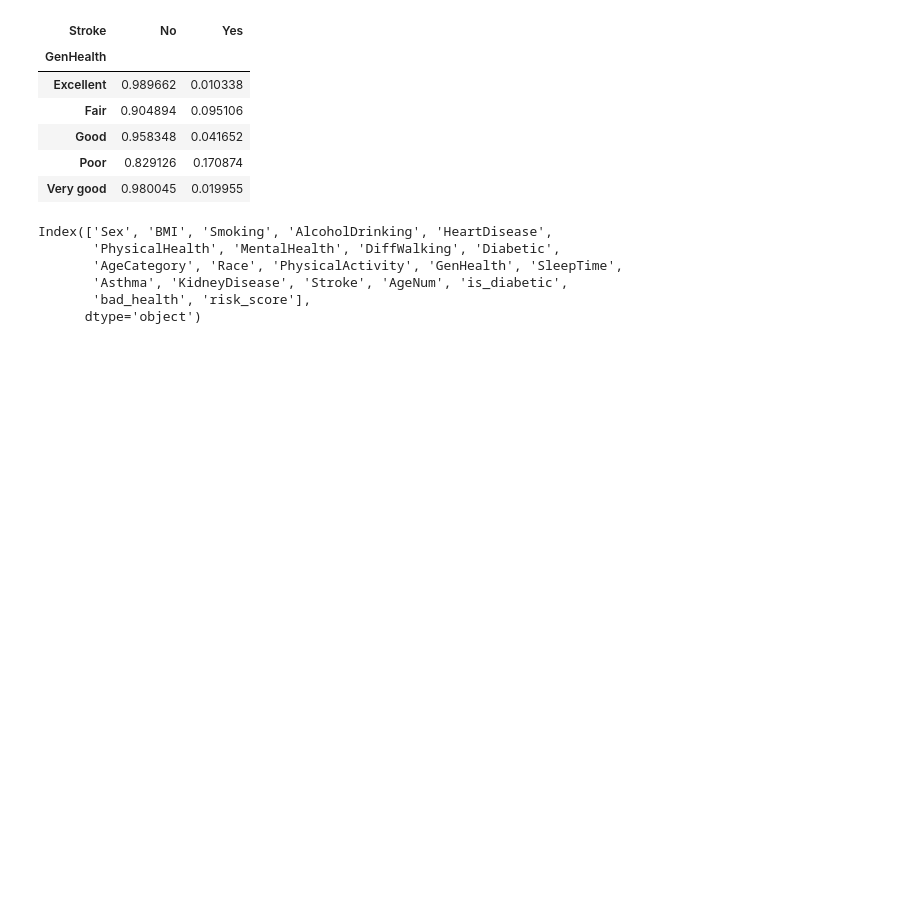
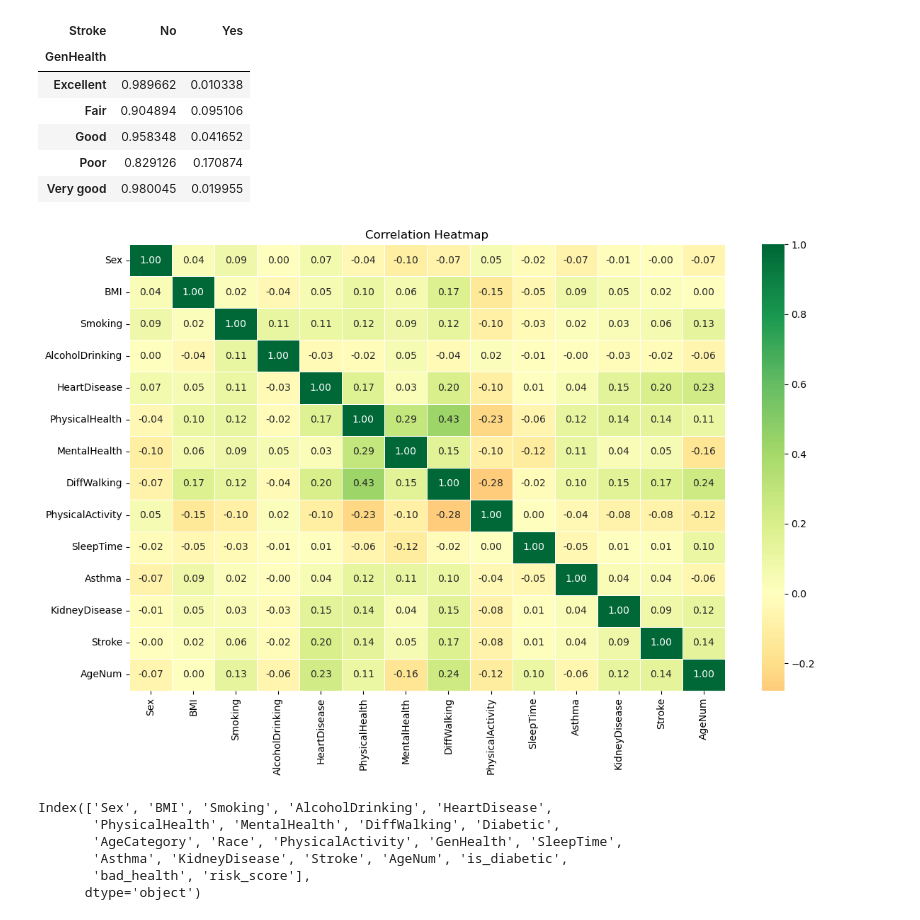
Before and after one commit to ESLAM-MO1/Big-Data-Analytics-For-Health-Care-Institution-Graduation-Project-, a Jupyter notebook: clinical_model.ipynb, the cells around one changed output. Cells and saved outputs as stored; diff of their text form; code cells hidden in the pictures; blank space fills up the shorter version.

```diff
--- a/clinical_model.ipynb
+++ b/clinical_model.ipynb
@@ -238,6 +217,45 @@ pd.crosstab(df["GenHealth"], df["Stroke"], normalize="index")
 | Good | 0.958348 | 0.041652 |
 | Poor | 0.829126 | 0.170874 |
 | Very good | 0.980045 | 0.019955 |
+# %%
+import seaborn as sns
+import matplotlib.pyplot as plt
+
+# محتاج نحول الـ target وبعض الأعمدة لأرقام مؤقتاً
+df_corr = df.copy()
+
+# تحويل Yes/No لـ 0/1
+binary_cols = ["Sex", "Smoking", "AlcoholDrinking", "HeartDisease",
+               "DiffWalking", "PhysicalActivity", "Asthma",
+               "KidneyDisease", "Stroke"]
+
+for col in binary_cols:
+    df_corr[col] = df_corr[col].map({"Yes": 1, "No": 0,
+                                      "Male": 1, "Female": 0})
+
+# AgeCategory → رقم مؤقت
+age_map = {"18-24":1,"25-29":2,"30-34":3,"35-39":4,"40-44":5,
+           "45-49":6,"50-54":7,"55-59":8,"60-64":9,"65-69":10,
+           "70-74":11,"75-79":12,"80 or older":13}
+df_corr["AgeNum"] = df_corr["AgeCategory"].map(age_map)
+
+# اختار الأعمدة الرقمية بس
+numeric_df = df_corr.select_dtypes(include=["int64", "float64"])
+
+plt.figure(figsize=(12, 8))
+sns.heatmap(
+    numeric_df.corr(),
+    annot=True,
+    fmt=".2f",
+    cmap="RdYlGn",
+    center=0,
+    linewidths=0.5
+)
+plt.title("Correlation Heatmap")
+plt.tight_layout()
+plt.show()
+# %% [output]
+[figure, added]
 # %%
 # age numeric
 age_map = {
```
Also changed, not shown: parts of 18 cells of this notebook, 17 other files.
